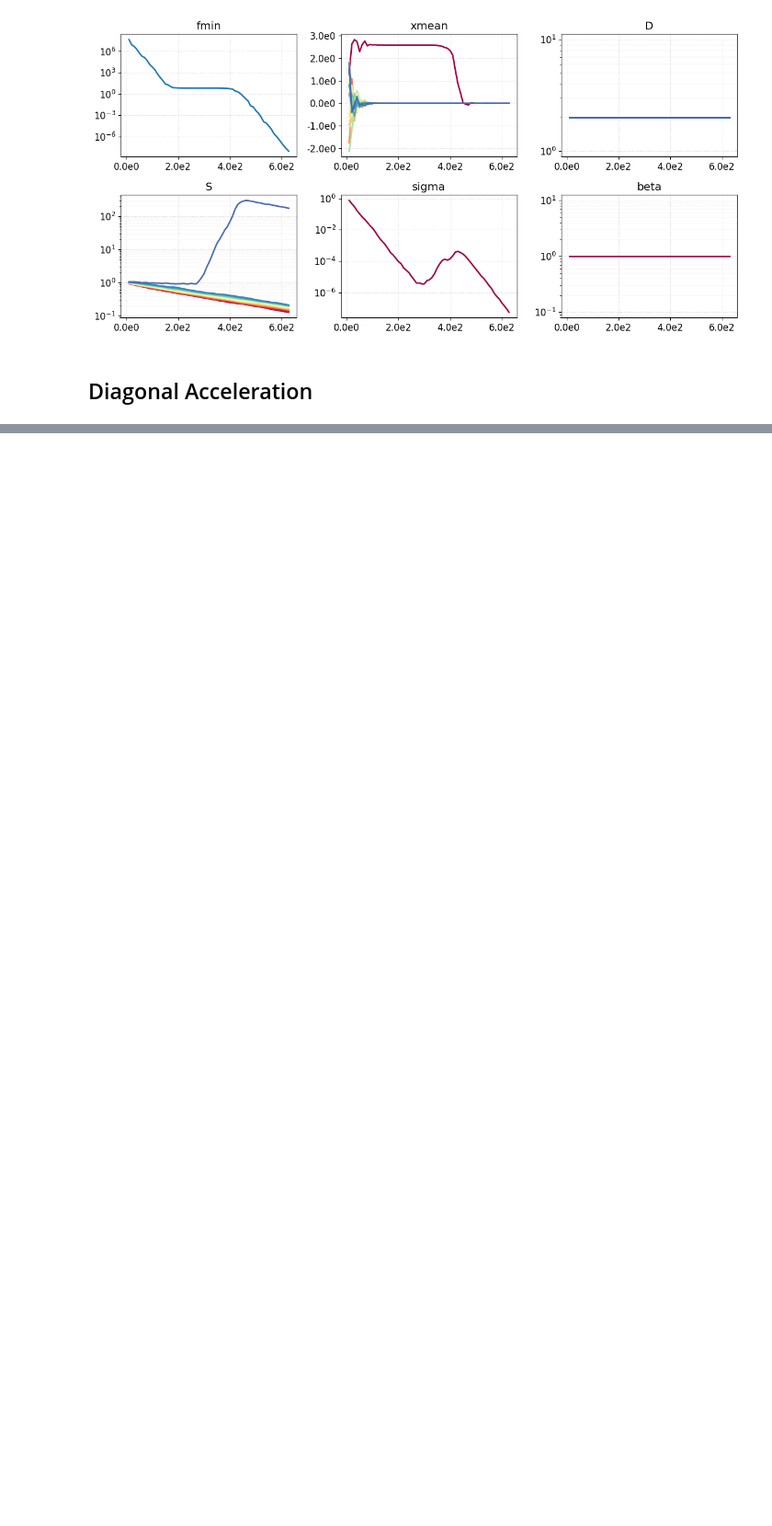
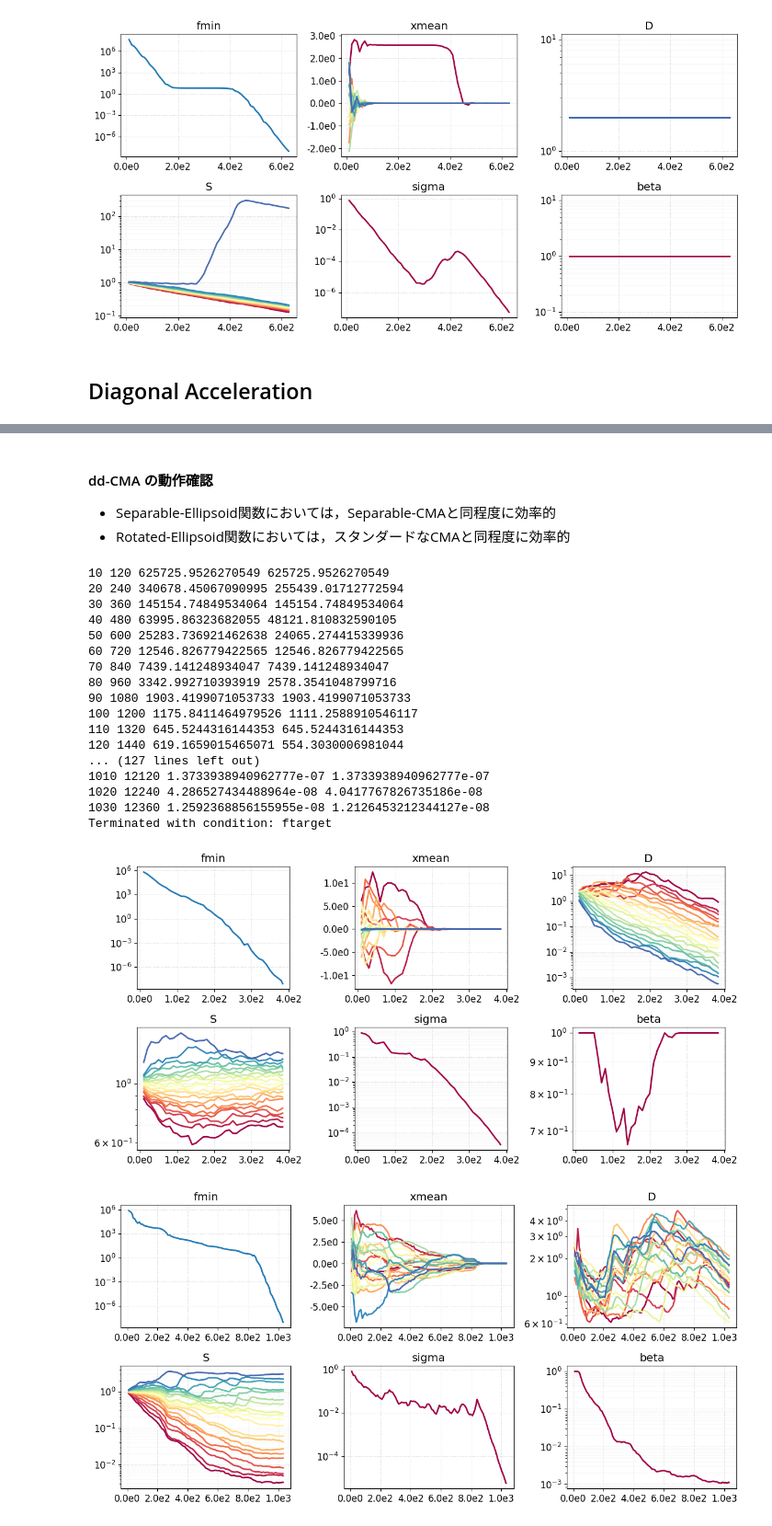
Before and after one commit to akimotolab/CMAES_Tutorial, a Jupyter notebook: 6_advanced_adaptation_mechanisms.ipynb, the cells around one changed output, grey strips where cells are left out. Shown at 92% size. Cells and saved outputs as stored; diff of their text form; code cells hidden in the pictures; blank space fills up the shorter version.

```diff
--- a/6_advanced_adaptation_mechanisms.ipynb
+++ b/6_advanced_adaptation_mechanisms.ipynb
@@ -1042,0 +1218,64 @@ Separable-CMA（$C = I$として＄D＄のみ更新する方法）とスタン
+# %% [markdown]
+#### dd-CMA の動作確認
+
+* Separable-Ellipsoid関数においては，Separable-CMAと同程度に効率的
+* Rotated-Ellipsoid関数においては，スタンダードなCMAと同程度に効率的
+# %%
+MAX_NEVAL = 5e4   # maximal number of f-calls
+F_TARGET = 1e-8   # target function value
+total_neval = 0   # total number of f-calls
+
+for fobj in [separable_elipsoid, rotated_ellipsoid]:
+    # Main loop
+    ddcma = DdCma(xmean0=np.random.randn(N),
+                  sigma0=np.ones(N)*2.,
+                  lam=None,
+                  flg_covariance_update=True,
+                  flg_variance_update=True,
+                  flg_active_update=True)
+    checker = Checker(ddcma)
+    logger = Logger(ddcma)
+
+    issatisfied = False
+    fbestsofar = np.inf
+    while not issatisfied:
+        ddcma.onestep(func=fobj)
+        fbest = np.min(ddcma.arf)
+        fbestsofar = min(fbest, fbestsofar)
+        if fbest <= F_TARGET:
+            issatisfied, condition = True, 'ftarget'
+        else:
+            issatisfied, condition = checker()
+        if ddcma.t % 10 == 0:
+            print(ddcma.t, ddcma.neval, fbest, fbestsofar)
+            logger()
+    logger(condition)
+    print("Terminated with condition: " + str(condition))
+
+    # Produce a figure
+    fig, axdict = logger.plot()
+    for key in axdict:
+        if key not in ('xmean'):
+            axdict[key].set_yscale('log')
+    plt.tight_layout()
+    plt.savefig(logger.prefix + '.pdf')
+# %% [output]
+10 120 625725.9526270549 625725.9526270549
+20 240 340678.45067090995 255439.01712772594
+30 360 145154.74849534064 145154.74849534064
+40 480 63995.86323682055 48121.810832590105
+50 600 25283.736921462638 24065.274415339936
+60 720 12546.826779422565 12546.826779422565
+70 840 7439.141248934047 7439.141248934047
+80 960 3342.992710393919 2578.3541048799716
+90 1080 1903.4199071053733 1903.4199071053733
+100 1200 1175.8411464979526 1111.2588910546117
+110 1320 645.5244316144353 645.5244316144353
+120 1440 619.1659015465071 554.3030006981044
+... (127 lines left out)
+1010 12120 1.3733938940962777e-07 1.3733938940962777e-07
+1020 12240 4.286527434488964e-08 4.0417767826735186e-08
+1030 12360 1.2592368856155955e-08 1.2126453212344127e-08
+Terminated with condition: ftarget
+[figure, added]
+[figure, added]
```
Also changed, not shown: parts of 9 cells of this notebook.
